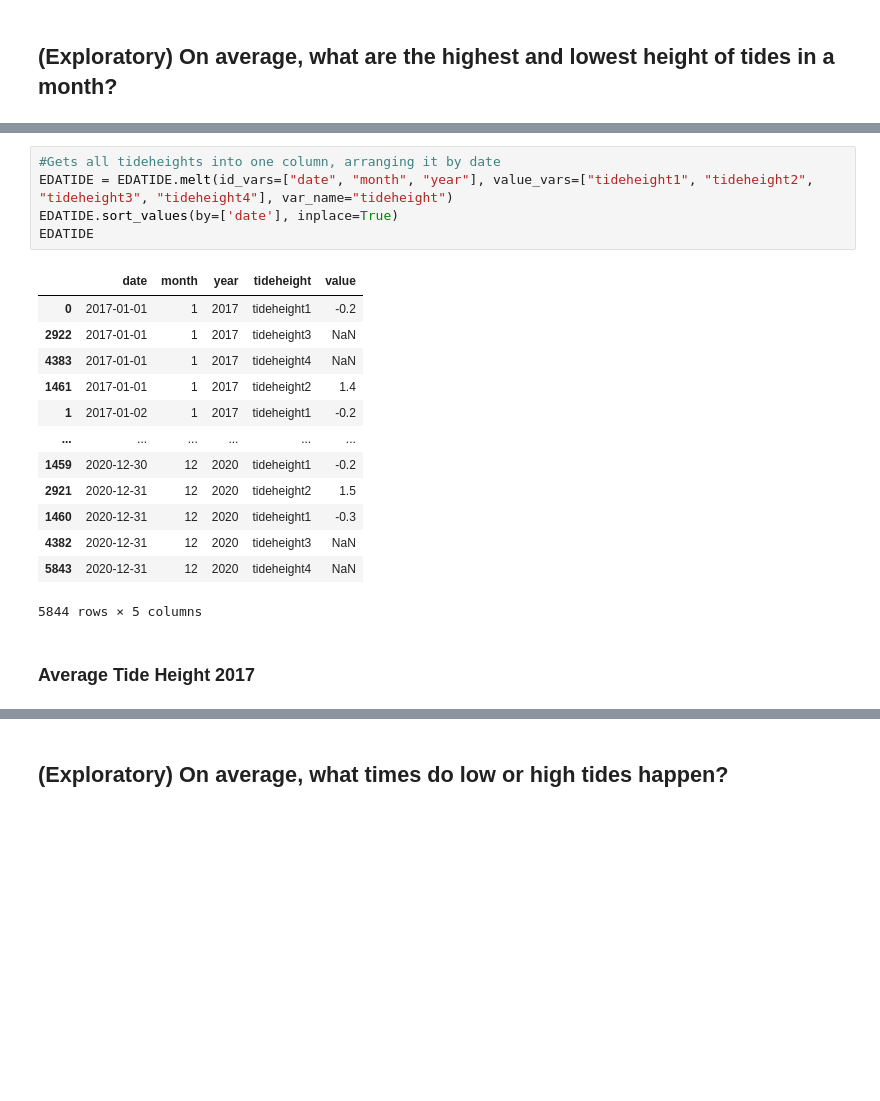
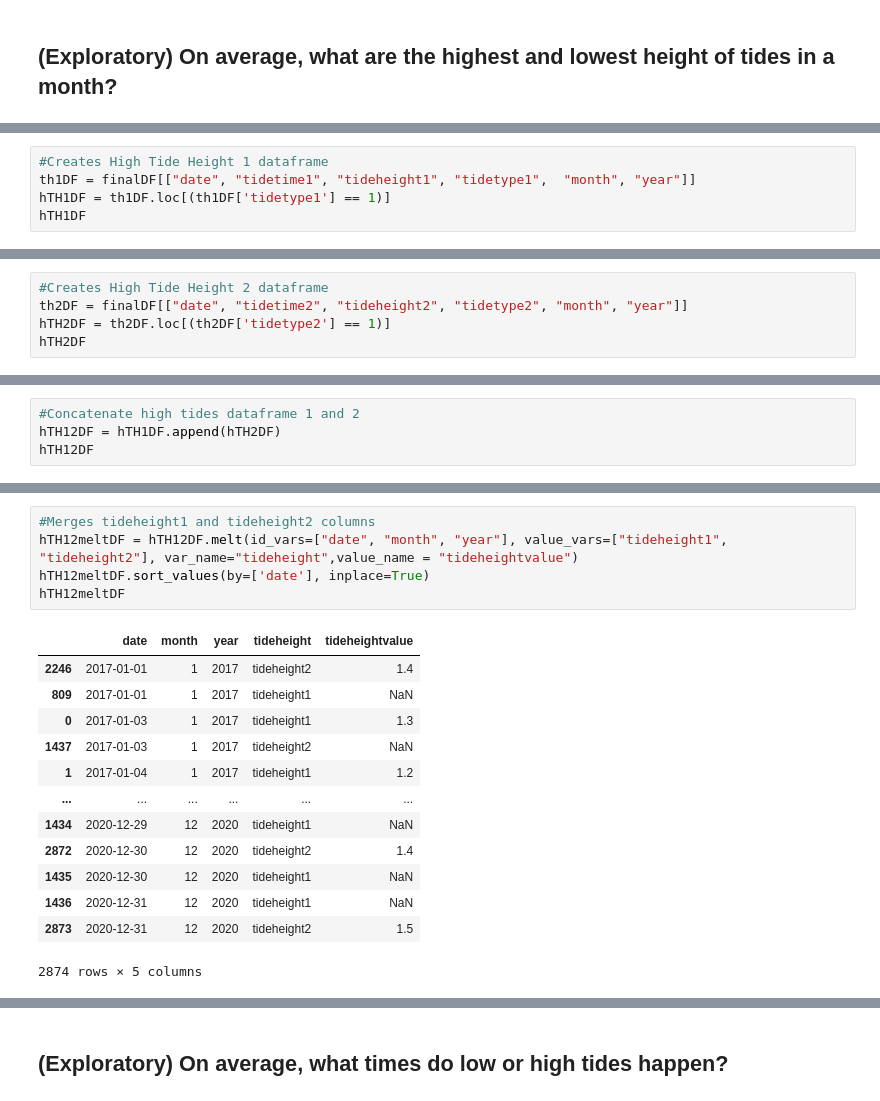
Before and after one commit to rlltj/OpenRefineFinalProject, a Jupyter notebook: OpenRefineMCO2(final).ipynb, the cells around one changed output, grey strips where cells are left out. Cells and saved outputs as stored; diff of their text form; blank space fills up the shorter version.

```diff
--- a/OpenRefineMCO2(final).ipynb
+++ b/OpenRefineMCO2(final).ipynb
@@ -994,0 +1035,5 @@ EDATIDE.head(10)
+# %%
+#Creates High Tide Height 1 dataframe
+th1DF = finalDF[["date", "tidetime1", "tideheight1", "tidetype1",  "month", "year"]]
+hTH1DF = th1DF.loc[(th1DF['tidetype1'] == 1)]
+hTH1DF
@@ -994,0 +1054,5 @@ EDATIDE.head(10)
+# %%
+#Creates High Tide Height 2 dataframe
+th2DF = finalDF[["date", "tidetime2", "tideheight2", "tidetype2", "month", "year"]]
+hTH2DF = th2DF.loc[(th2DF['tidetype2'] == 1)]
+hTH2DF
@@ -994,0 +1111,4 @@ EDATIDE.head(10)
+# %%
+#Concatenate high tides dataframe 1 and 2
+hTH12DF = hTH1DF.append(hTH2DF)
+hTH12DF
@@ -995,21 +1129,19 @@ EDATIDE.head(10)
 # %%
-#Gets all tideheights into one column, arranging it by date
-EDATIDE = EDATIDE.melt(id_vars=["date", "month", "year"], value_vars=["tideheight1", "tideheight2", "tideheight3", "tideheight4"], var_name="tideheight")
-EDATIDE.sort_values(by=['date'], inplace=True)
-EDATIDE
+#Merges tideheight1 and tideheight2 columns
+hTH12meltDF = hTH12DF.melt(id_vars=["date", "month", "year"], value_vars=["tideheight1", "tideheight2"], var_name="tideheight",value_name = "tideheightvalue")
+hTH12meltDF.sort_values(by=['date'], inplace=True)
+hTH12meltDF
 # %% [output]
-|  | date | month | year | tideheight | value |
-| 0 | 2017-01-01 | 1 | 2017 | tideheight1 | -0.2 |
-| 2922 | 2017-01-01 | 1 | 2017 | tideheight3 | NaN |
-| 4383 | 2017-01-01 | 1 | 2017 | tideheight4 | NaN |
-| 1461 | 2017-01-01 | 1 | 2017 | tideheight2 | 1.4 |
-| 1 | 2017-01-02 | 1 | 2017 | tideheight1 | -0.2 |
+|  | date | month | year | tideheight | tideheightvalue |
+| 2246 | 2017-01-01 | 1 | 2017 | tideheight2 | 1.4 |
+| 809 | 2017-01-01 | 1 | 2017 | tideheight1 | NaN |
+| 0 | 2017-01-03 | 1 | 2017 | tideheight1 | 1.3 |
+| 1437 | 2017-01-03 | 1 | 2017 | tideheight2 | NaN |
+| 1 | 2017-01-04 | 1 | 2017 | tideheight1 | 1.2 |
 | ... | ... | ... | ... | ... | ... |
-| 1459 | 2020-12-30 | 12 | 2020 | tideheight1 | -0.2 |
-| 2921 | 2020-12-31 | 12 | 2020 | tideheight2 | 1.5 |
-| 1460 | 2020-12-31 | 12 | 2020 | tideheight1 | -0.3 |
-| 4382 | 2020-12-31 | 12 | 2020 | tideheight3 | NaN |
-| 5843 | 2020-12-31 | 12 | 2020 | tideheight4 | NaN |
+| 1434 | 2020-12-29 | 12 | 2020 | tideheight1 | NaN |
+| 2872 | 2020-12-30 | 12 | 2020 | tideheight2 | 1.4 |
+| 1435 | 2020-12-30 | 12 | 2020 | tideheight1 | NaN |
+| 1436 | 2020-12-31 | 12 | 2020 | tideheight1 | NaN |
+| 2873 | 2020-12-31 | 12 | 2020 | tideheight2 | 1.5 |
-5844 rows × 5 columns
+2874 rows × 5 columns
-# %% [markdown]
-### Average Tide Height 2017
```
Also changed, not shown: parts of 35 cells of this notebook.
